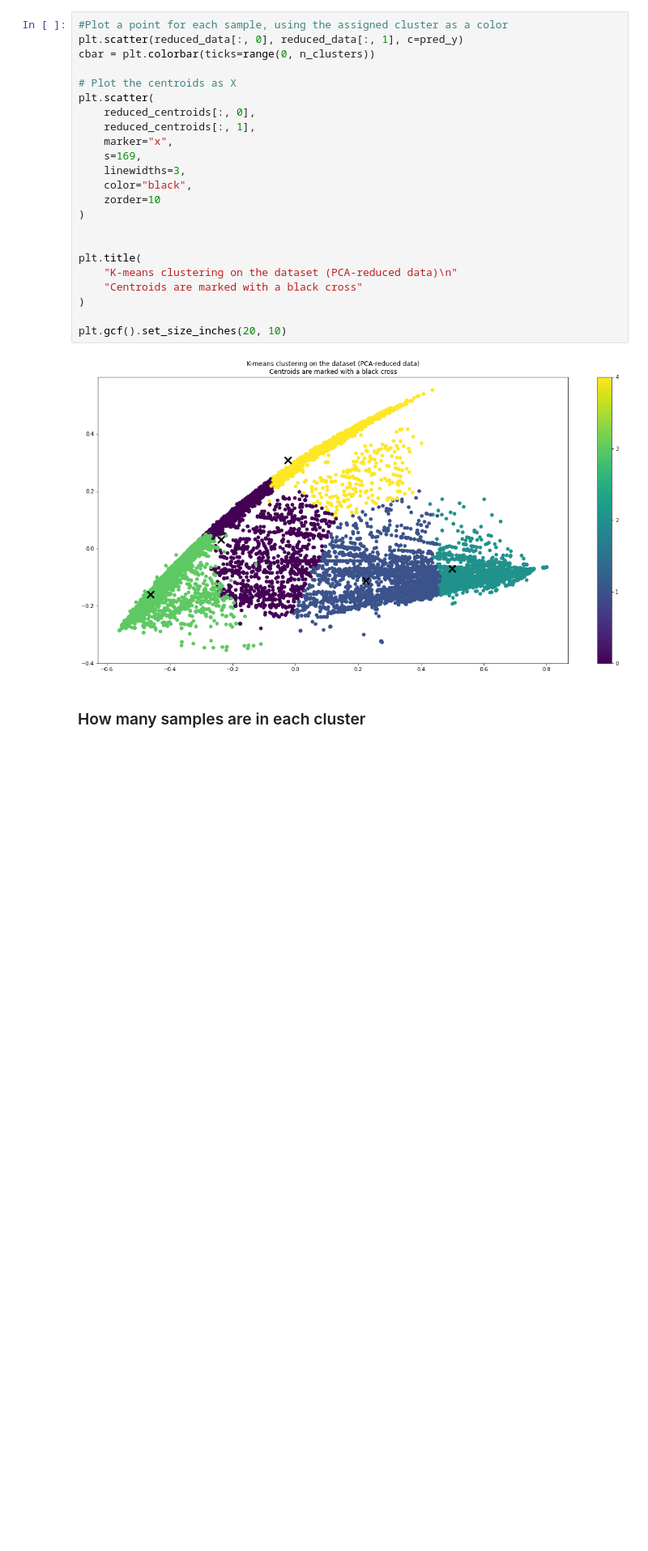
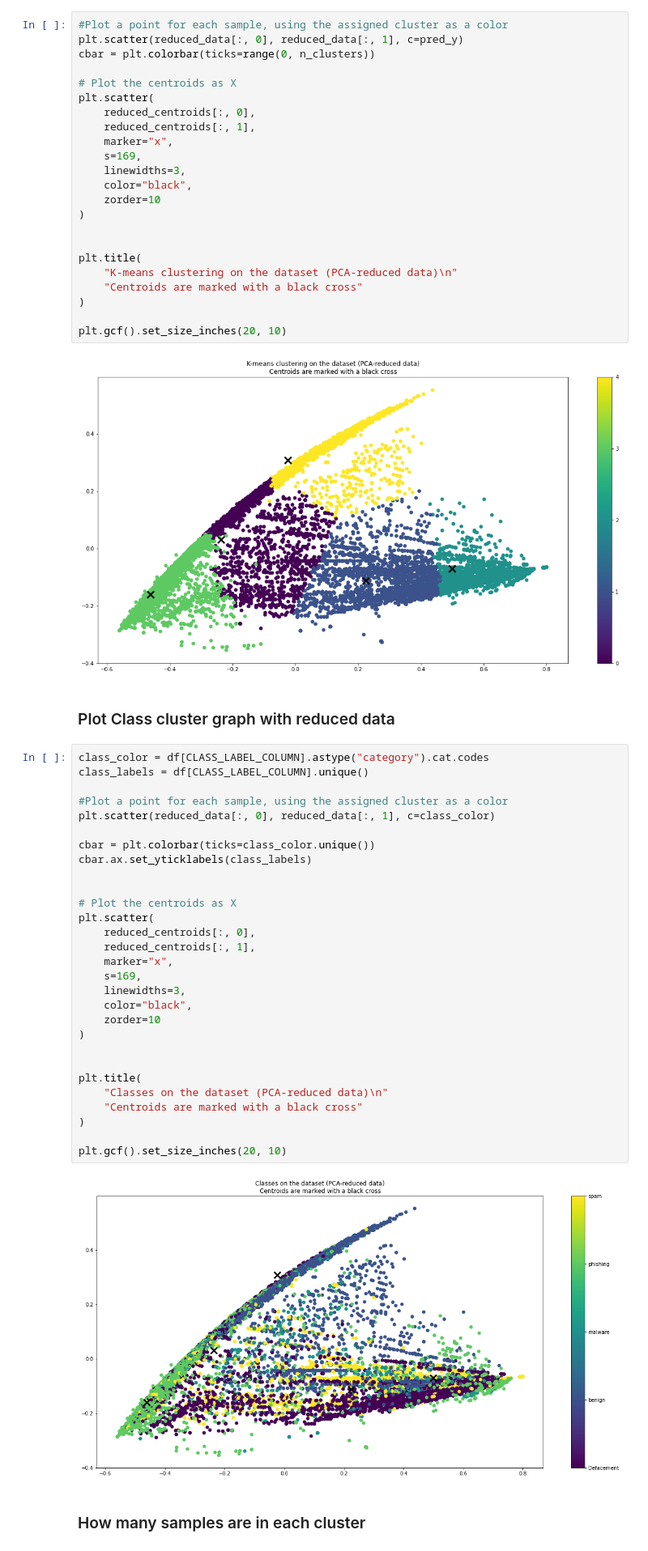
Before and after one commit to ChristianDPO/CDS-CI1030-ATIVIDADES, a Jupyter notebook: tarefa_4/src/Clustering.ipynb, the cells around one changed output. Shown at 81% size. Drawn from its saved outputs; the diff is of its cells as text; blank space fills up the shorter version.

Commit message:
Added classes graph in Clustering.ipynb

```diff
--- a/tarefa_4/src/Clustering.ipynb
+++ b/tarefa_4/src/Clustering.ipynb
@@ -145,6 +145,39 @@ plt.title(
 plt.gcf().set_size_inches(20, 10)
 # %% [output]
 [figure]
+# %% [markdown]
+### Plot Class cluster graph with reduced data
+# %%
+class_color = df[CLASS_LABEL_COLUMN].astype("category").cat.codes
+class_labels = df[CLASS_LABEL_COLUMN].unique()
+
+#Plot a point for each sample, using the assigned cluster as a color
+plt.scatter(reduced_data[:, 0], reduced_data[:, 1], c=class_color)
+
+cbar = plt.colorbar(ticks=class_color.unique())
+cbar.ax.set_yticklabels(class_labels)
+
+
+# Plot the centroids as X
+plt.scatter(
+    reduced_centroids[:, 0],
+    reduced_centroids[:, 1],
+    marker="x",
+    s=169,
+    linewidths=3,
+    color="black",
+    zorder=10
+)
+
+
+plt.title(
+    "Classes on the dataset (PCA-reduced data)\n"
+    "Centroids are marked with a black cross"
+)
+
+plt.gcf().set_size_inches(20, 10)
+# %% [output]
+[figure, added]
 # %% [markdown]
 ### How many samples are in each cluster
 # %%
```
